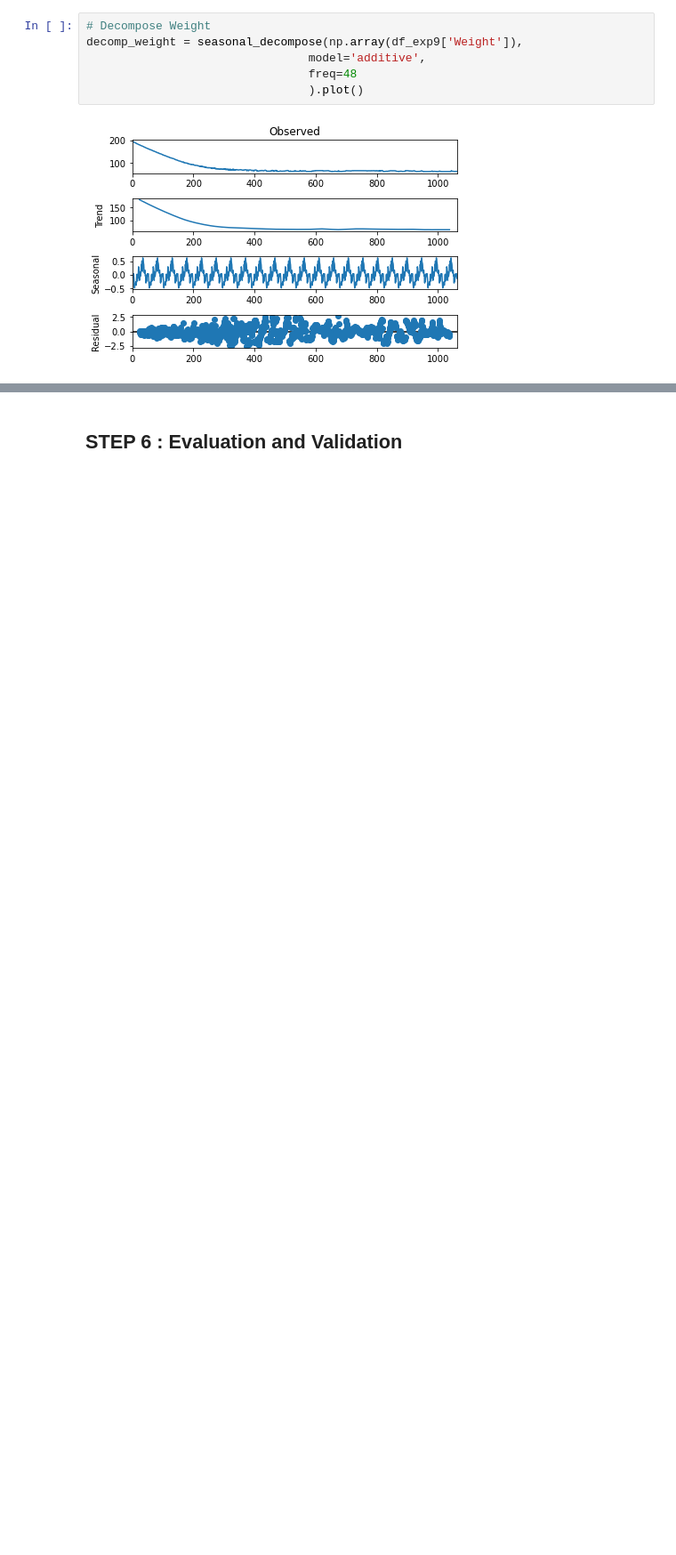
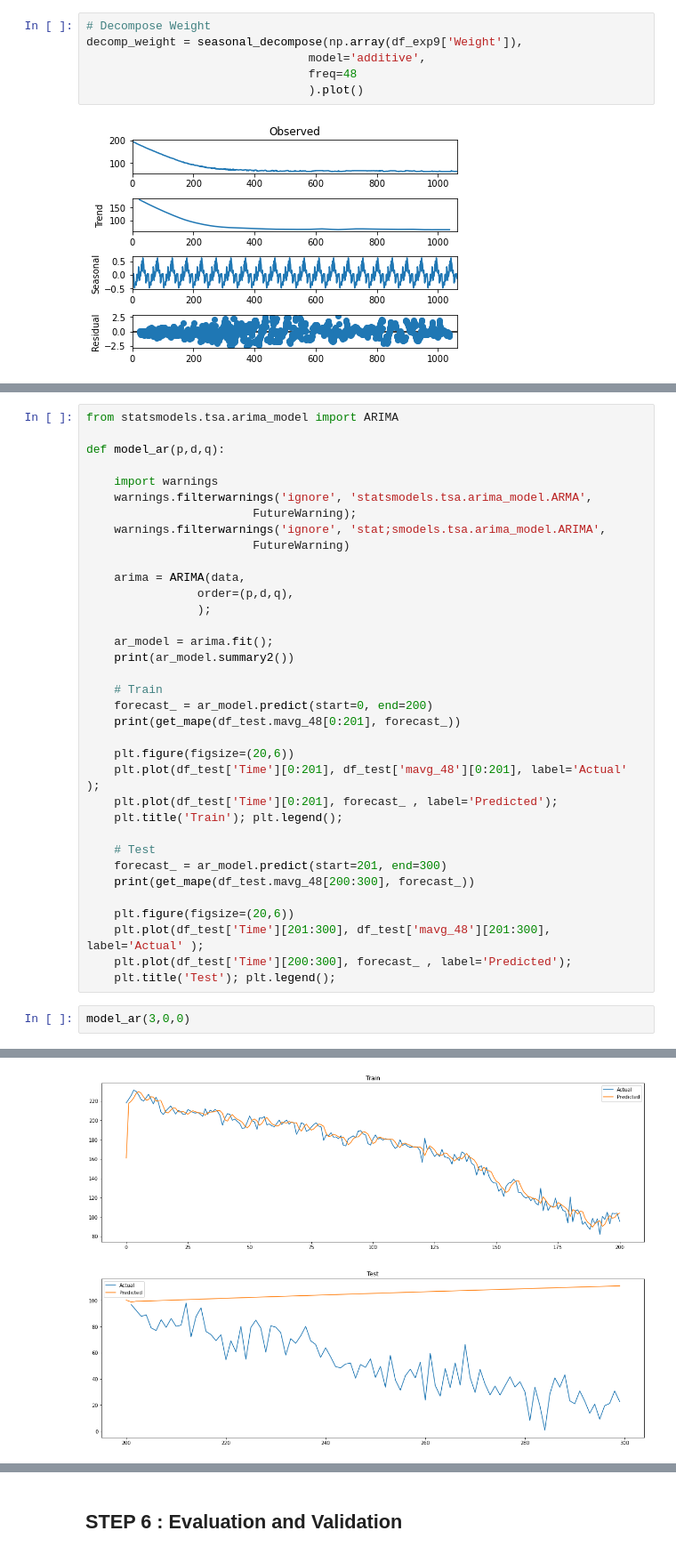
Before and after one commit to ameyak2310/DryingProcessRate_Predictor, a Jupyter notebook: TimeSeriesAnalysis.ipynb, the cells around one changed output, grey strips where cells are left out. Shown at 89% size. Drawn from its saved outputs; the diff is of its cells as text; blank space fills up the shorter version.

Commit message:
ArimaFail1

```diff
--- a/TimeSeriesAnalysis.ipynb
+++ b/TimeSeriesAnalysis.ipynb
@@ -535,0 +582,38 @@ Index(['Time', 'Weight', 'Temperature', 'Humidity', 'Moisture_Content',
+# %%
+from statsmodels.tsa.arima_model import ARIMA
+
+def model_ar(p,d,q):
+
+    import warnings
+    warnings.filterwarnings('ignore', 'statsmodels.tsa.arima_model.ARMA',
+                        FutureWarning);
+    warnings.filterwarnings('ignore', 'stat;smodels.tsa.arima_model.ARIMA',
+                        FutureWarning)
+
+    arima = ARIMA(data,
+                order=(p,d,q),
+                );
+
+    ar_model = arima.fit();
+    print(ar_model.summary2())
+
+    # Train
+    forecast_ = ar_model.predict(start=0, end=200)
+    print(get_mape(df_test.mavg_48[0:201], forecast_))
+
+    plt.figure(figsize=(20,6))
+    plt.plot(df_test['Time'][0:201], df_test['mavg_48'][0:201], label='Actual' );
+    plt.plot(df_test['Time'][0:201], forecast_ , label='Predicted');
+    plt.title('Train'); plt.legend();
+
+    # Test
+    forecast_ = ar_model.predict(start=201, end=300)
+    print(get_mape(df_test.mavg_48[200:300], forecast_))
+
+    plt.figure(figsize=(20,6))
+    plt.plot(df_test['Time'][201:300], df_test['mavg_48'][201:300], label='Actual' );
+    plt.plot(df_test['Time'][200:300], forecast_ , label='Predicted');
+    plt.title('Test'); plt.legend();
+# %%
+model_ar(3,0,0)
+# %% [output]
@@ -535,0 +655,2 @@ Index(['Time', 'Weight', 'Temperature', 'Humidity', 'Moisture_Content',
+[figure, added]
+[figure, added]
```
Also changed, not shown: parts of 23 cells of this notebook.
